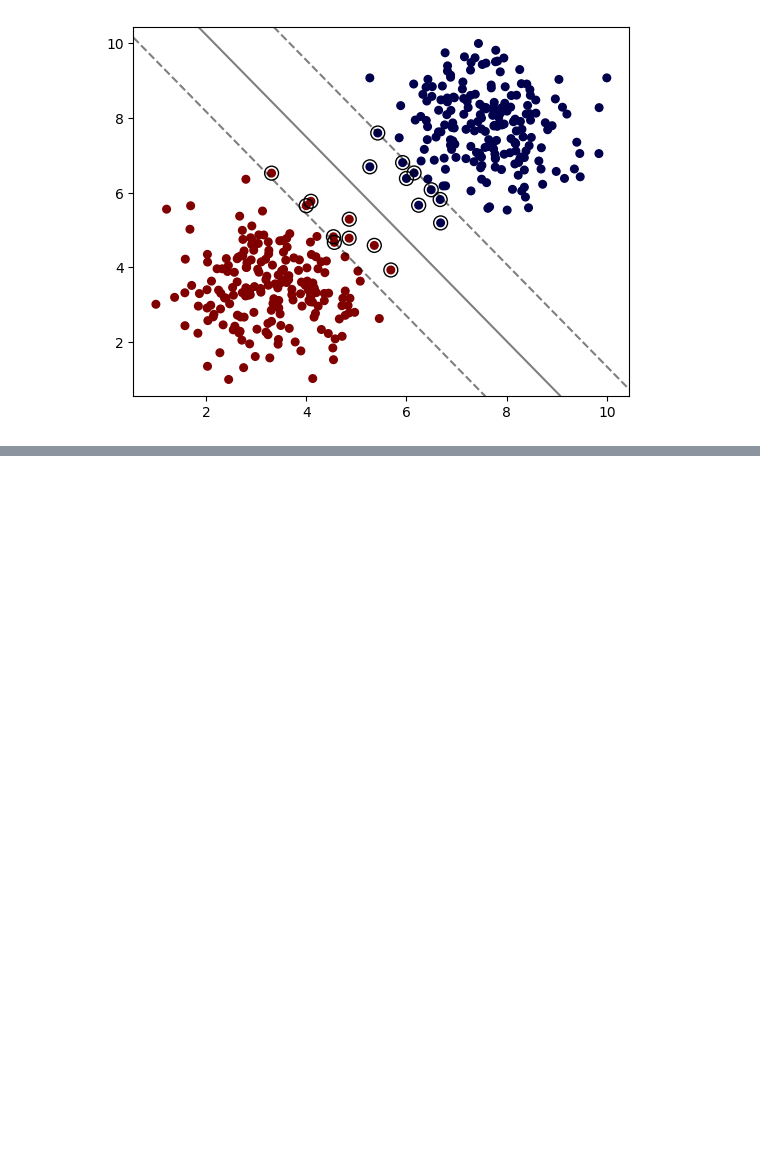
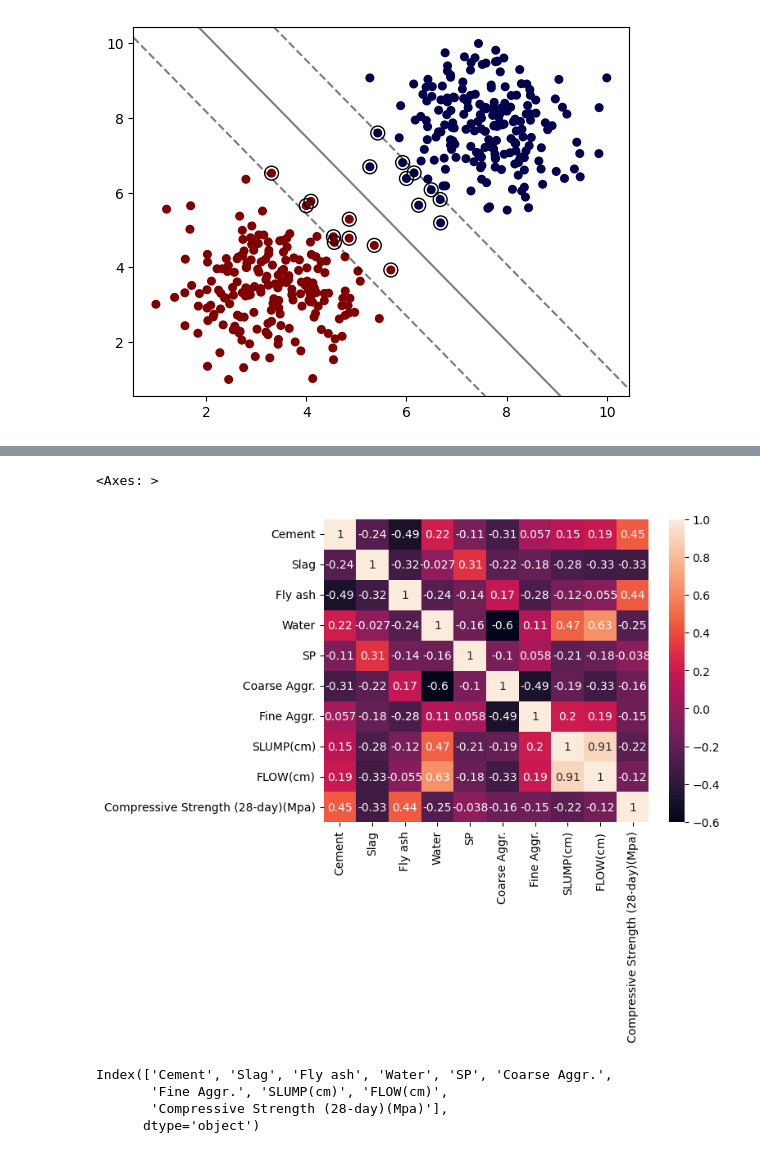
Before and after one commit to AlexTmbMifi/ML_basic, a Jupyter notebook: SVM/SVM.ipynb, the cells around one changed output, grey strips where cells are left out. Drawn from its saved outputs; the diff is of its cells as text; code cells hidden in the pictures; blank space fills up the shorter version.

```diff
--- a/SVM/SVM.ipynb
+++ b/SVM/SVM.ipynb
@@ -67,0 +115,3 @@ NameError: name 'SVC' is not defined
+# %%
+df = pd.read_csv('cement_slump.csv')
+df
@@ -67,0 +132,12 @@ NameError: name 'SVC' is not defined
+# %%
+sns.heatmap(df.corr(), annot = True)
+# %% [output]
+<Axes: >
+[figure, added]
+# %%
+df.columns
+# %% [output]
+Index(['Cement', 'Slag', 'Fly ash', 'Water', 'SP', 'Coarse Aggr.',
+       'Fine Aggr.', 'SLUMP(cm)', 'FLOW(cm)',
+       'Compressive Strength (28-day)(Mpa)'],
+      dtype='object')
```
Also changed, not shown: parts of 37 cells of this notebook.
